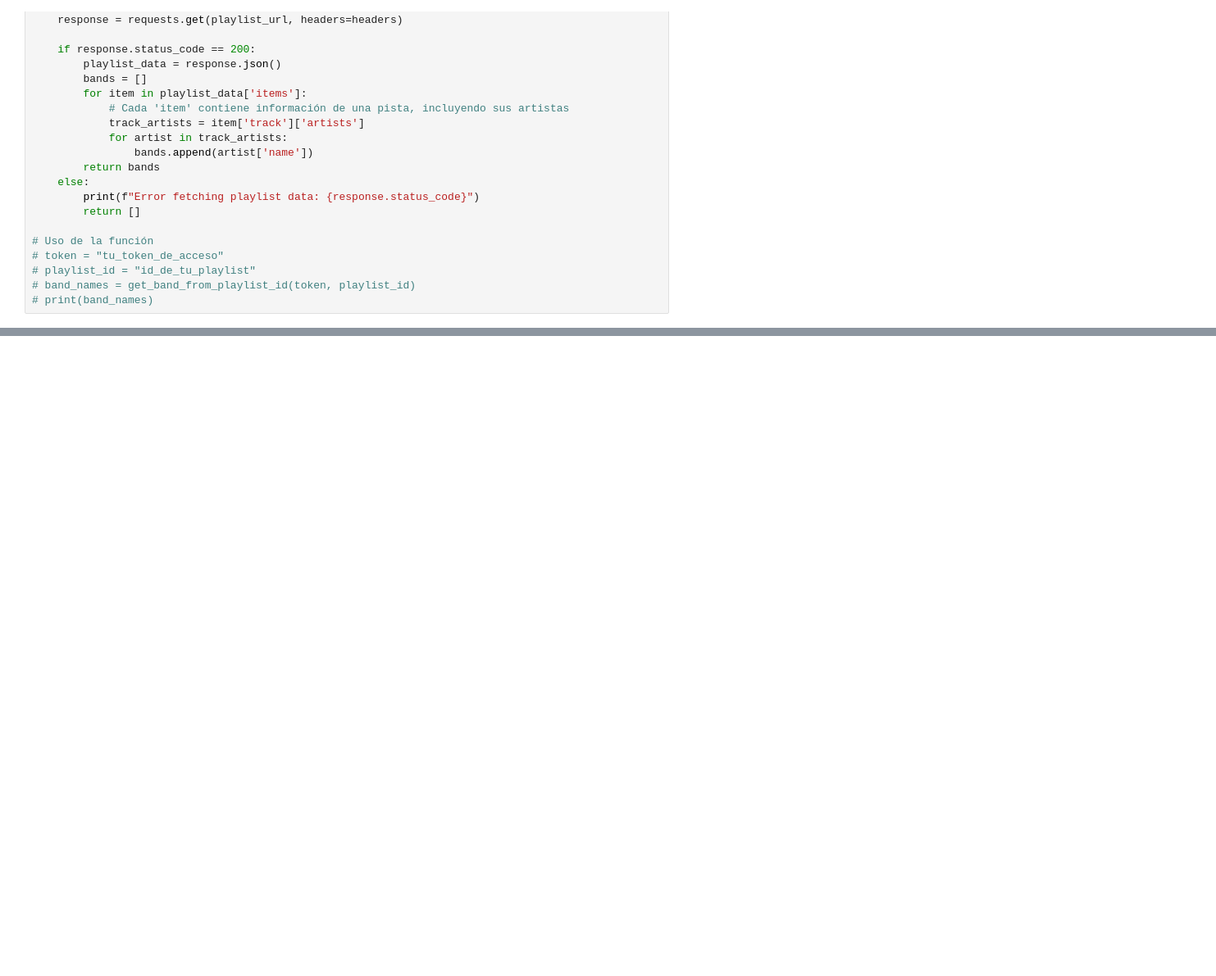
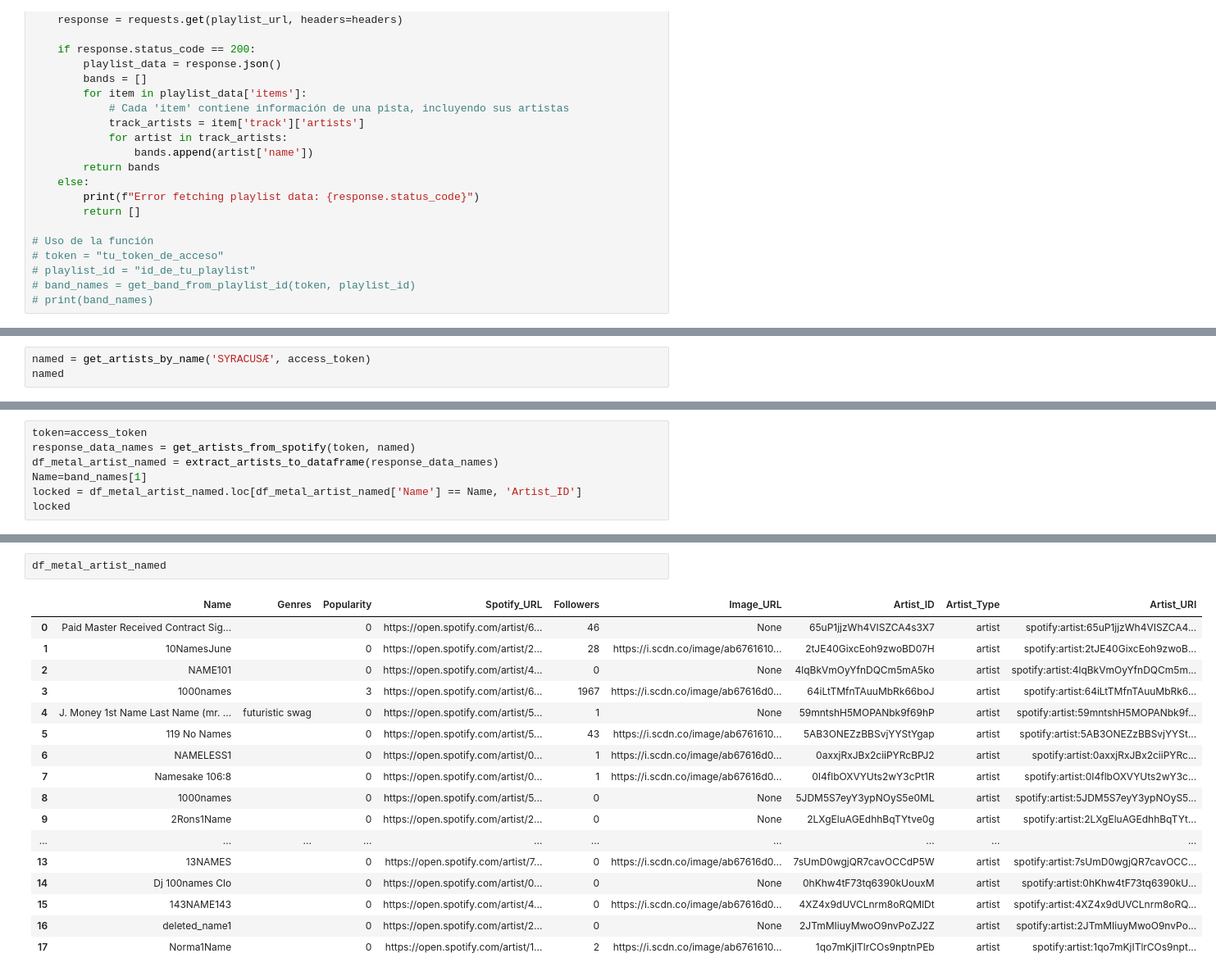
Before and after one commit to chainReactionCol/newRep, a Jupyter notebook: Metal_Colombiano.ipynb, the cells around one changed output, grey strips where cells are left out. Shown at 82% size. Saved outputs shown, nothing was run; the diff lists cells and outputs as text; blank space fills up the shorter version.

```diff
--- a/Metal_Colombiano.ipynb
+++ b/Metal_Colombiano.ipynb
@@ -243,0 +249,3 @@ def get_tracks_from_album_ids(token, album_ids):
+# %%
+named = get_artists_by_name('SYRACUSÆ', access_token)
+named
@@ -243,0 +270,7 @@ def get_tracks_from_album_ids(token, album_ids):
+# %%
+token=access_token
+response_data_names = get_artists_from_spotify(token, named)
+df_metal_artist_named = extract_artists_to_dataframe(response_data_names)
+Name=band_names[1]
+locked = df_metal_artist_named.loc[df_metal_artist_named['Name'] == Name, 'Artist_ID']
+locked
@@ -243,0 +314,20 @@ def get_tracks_from_album_ids(token, album_ids):
+# %%
+df_metal_artist_named
+# %% [output]
+|  | Name | Genres | Popularity | Spotify_URL | Followers | Image_URL | Artist_ID | Artist_Type | Artist_URI |
+| 0 | Paid Master Received Contract Sig... |  | 0 | https://open.spotify.com/artist/6... | 46 | None | 65uP1jjzWh4VISZCA4s3X7 | artist | spotify:artist:65uP1jjzWh4VISZCA4... |
+| 1 | 10NamesJune |  | 0 | https://open.spotify.com/artist/2... | 28 | https://i.scdn.co/image/ab6761610... | 2tJE40GixcEoh9zwoBD07H | artist | spotify:artist:2tJE40GixcEoh9zwoB... |
+| 2 | NAME101 |  | 0 | https://open.spotify.com/artist/4... | 0 | None | 4lqBkVmOyYfnDQCm5mA5ko | artist | spotify:artist:4lqBkVmOyYfnDQCm5m... |
+| 3 | 1000names |  | 3 | https://open.spotify.com/artist/6... | 1967 | https://i.scdn.co/image/ab67616d0... | 64iLtTMfnTAuuMbRk66boJ | artist | spotify:artist:64iLtTMfnTAuuMbRk6... |
+| 4 | J. Money 1st Name Last Name (mr. ... | futuristic swag | 0 | https://open.spotify.com/artist/5... | 1 | None | 59mntshH5MOPANbk9f69hP | artist | spotify:artist:59mntshH5MOPANbk9f... |
+| 5 | 119 No Names |  | 0 | https://open.spotify.com/artist/5... | 43 | https://i.scdn.co/image/ab6761610... | 5AB3ONEZzBBSvjYYStYgap | artist | spotify:artist:5AB3ONEZzBBSvjYYSt... |
+| 6 | NAMELESS1 |  | 0 | https://open.spotify.com/artist/0... | 1 | https://i.scdn.co/image/ab67616d0... | 0axxjRxJBx2ciiPYRcBPJ2 | artist | spotify:artist:0axxjRxJBx2ciiPYRc... |
+| 7 | Namesake 106:8 |  | 0 | https://open.spotify.com/artist/0... | 1 | https://i.scdn.co/image/ab67616d0... | 0I4flbOXVYUts2wY3cPt1R | artist | spotify:artist:0I4flbOXVYUts2wY3c... |
+| 8 | 1000names |  | 0 | https://open.spotify.com/artist/5... | 0 | None | 5JDM5S7eyY3ypNOyS5e0ML | artist | spotify:artist:5JDM5S7eyY3ypNOyS5... |
+| 9 | 2Rons1Name |  | 0 | https://open.spotify.com/artist/2... | 0 | None | 2LXgEluAGEdhhBqTYtve0g | artist | spotify:artist:2LXgEluAGEdhhBqTYt... |
+| ... | ... | ... | ... | ... | ... | ... | ... | ... | ... |
+| 13 | 13NAMES |  | 0 | https://open.spotify.com/artist/7... | 0 | https://i.scdn.co/image/ab67616d0... | 7sUmD0wgjQR7cavOCCdP5W | artist | spotify:artist:7sUmD0wgjQR7cavOCC... |
+| 14 | Dj 100names Clo |  | 0 | https://open.spotify.com/artist/0... | 0 | None | 0hKhw4tF73tq6390kUouxM | artist | spotify:artist:0hKhw4tF73tq6390kU... |
+| 15 | 143NAME143 |  | 0 | https://open.spotify.com/artist/4... | 0 | https://i.scdn.co/image/ab67616d0... | 4XZ4x9dUVCLnrm8oRQMlDt | artist | spotify:artist:4XZ4x9dUVCLnrm8oRQ... |
+| 16 | deleted_name1 |  | 0 | https://open.spotify.com/artist/2... | 0 | None | 2JTmMIiuyMwoO9nvPoZJ2Z | artist | spotify:artist:2JTmMIiuyMwoO9nvPo... |
+| 17 | Norma1Name |  | 0 | https://open.spotify.com/artist/1... | 2 | https://i.scdn.co/image/ab6761610... | 1qo7mKjITlrCOs9nptnPEb | artist | spotify:artist:1qo7mKjITlrCOs9npt... |
```
Also changed, not shown: parts of 13 cells of this notebook, 1 other file.
